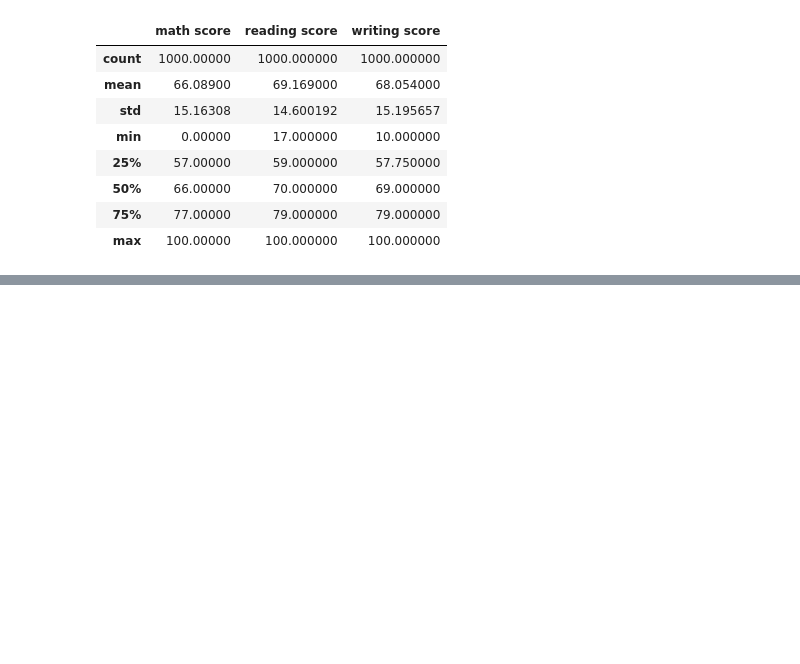
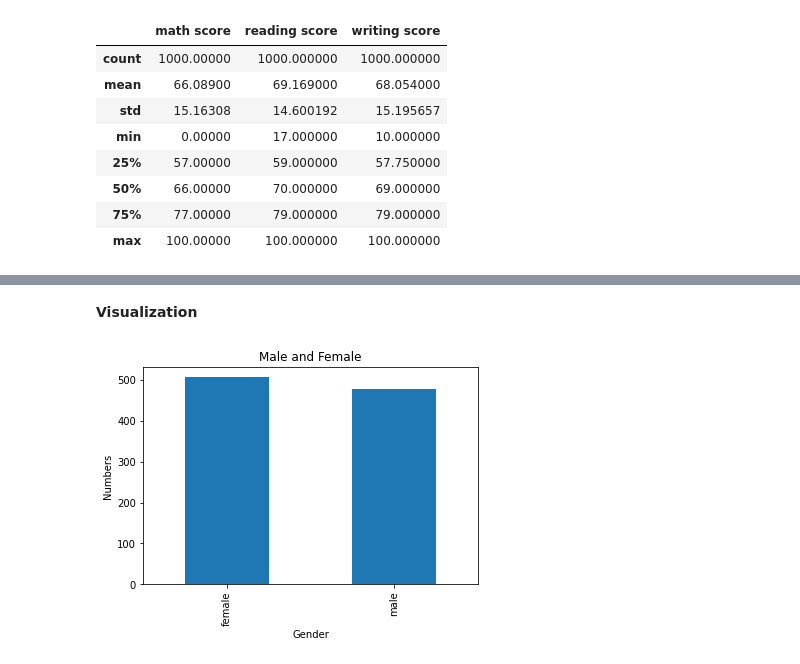
Before and after one commit to nazilalahad/Projects, a Jupyter notebook: test.ipynb, the cells around one changed output, grey strips where cells are left out. Drawn from its saved outputs; the diff is of its cells as text; code cells hidden in the pictures; blank space fills up the shorter version.

```diff
--- a/test.ipynb
+++ b/test.ipynb
@@ -65,0 +124,3 @@ df.describe()
+# %%
+df.drop(l, inplace= True)
+df.drop(u, inplace= True)
@@ -65,0 +134,15 @@ df.describe()
+# %%
+q1 = df['writing score'].quantile(0.25)
+q3 = df['writing score'].quantile(0.75)
+
+iqr = q3 - q1
+
+lower_bound = q1  - 1.5*iqr
+upper_bound = q3  + 1.5*iqr
+x=[]
+for i in df['writing score']:
+  if i < lower_bound or i > upper_bound:
+    x.append(i)
+
+
+print(x)
@@ -65,0 +151,6 @@ df.describe()
+# %%
+l = np.where(df['writing score'] <lower_bound)[0]
+u = np.where(df['writing score'] >upper_bound)[0]
+# %%
+df.drop(l, inplace= True)
+df.drop(u, inplace= True)
@@ -65,0 +194,11 @@ df.describe()
+# %% [markdown]
+**Visualization**
+# %%
+x = df['gender'].value_counts().plot(kind = 'bar')
+plt.title("Male and Female")
+plt.xlabel("Gender")
+plt.ylabel("Numbers")
+
+plt.show()
+# %% [output]
+[figure, added]
```
Also changed, not shown: parts of 18 cells of this notebook.
